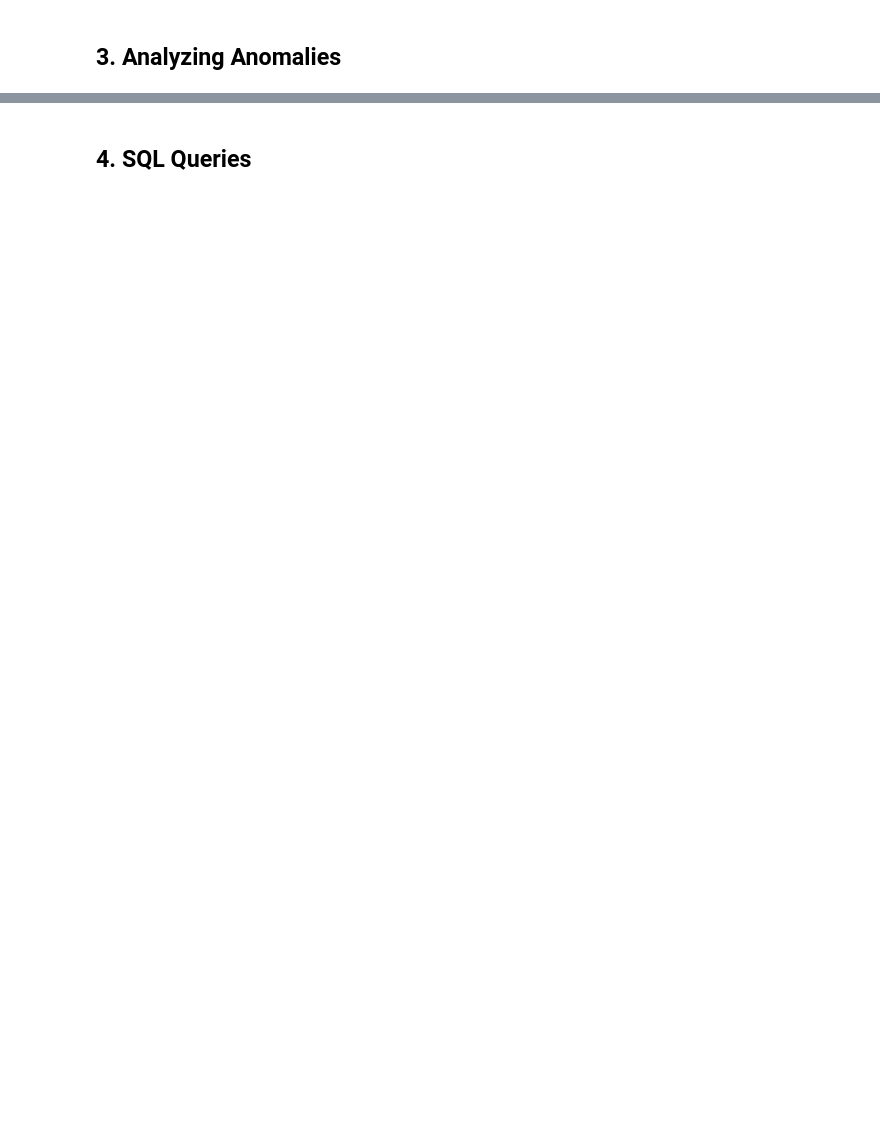
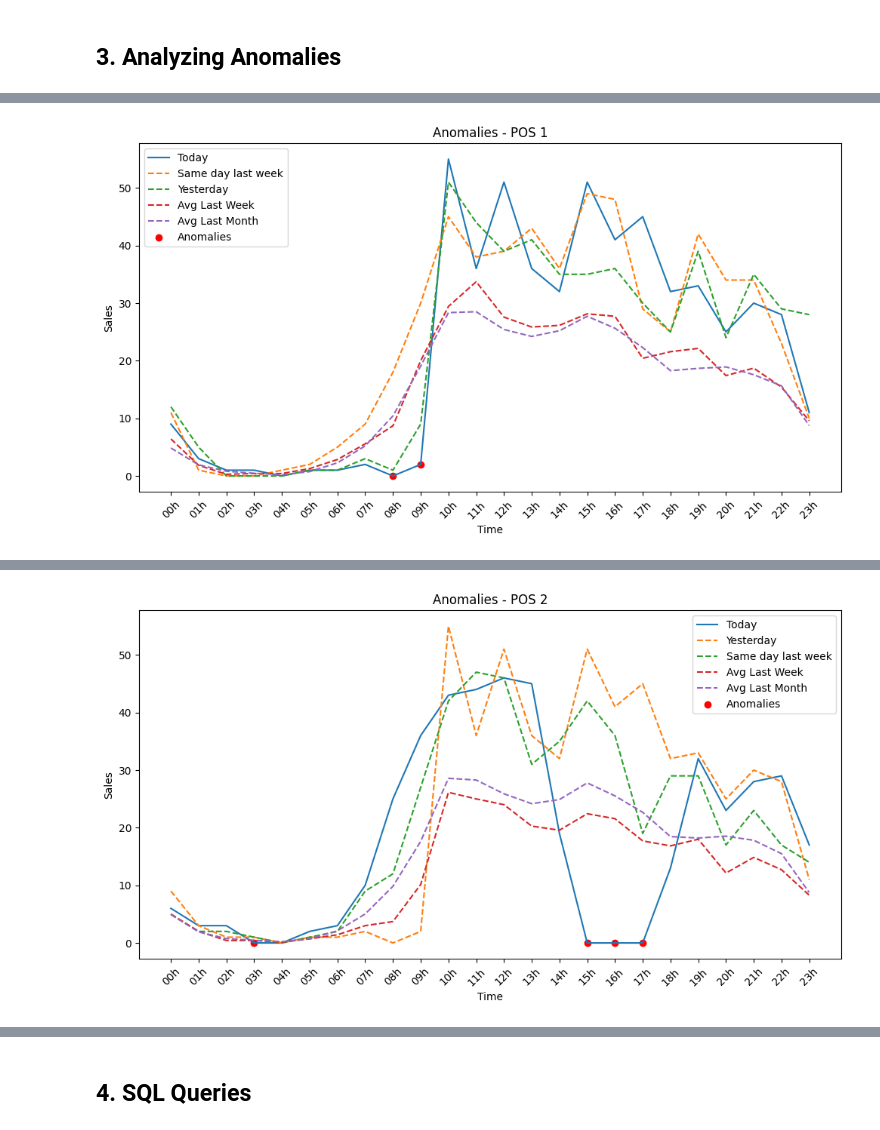
Before and after one commit to pedronatanaelfs/monitoring-test-case, a Jupyter notebook: Notebooks/data_analysis.ipynb, the cells around one changed output, grey strips where cells are left out. Saved outputs shown, nothing was run; the diff lists cells and outputs as text; code cells hidden in the pictures; blank space fills up the shorter version.

```diff
--- a/Notebooks/data_analysis.ipynb
+++ b/Notebooks/data_analysis.ipynb
@@ -15,0 +49,78 @@ pos2_data = pd.read_csv('../data/POS/checkout_2.csv')
+# %%
+# Anomaly Analysis - POS 1
+pos1_anomalies = pos1_data[
+    (
+        (pos1_data['today'] < 0.5 * pos1_data['yesterday'])
+    ) &
+    (
+        (pos1_data['today'] < 0.5 * pos1_data['same_day_last_week'])
+    ) &
+    (
+      (pos1_data['today'] < 0.5 * pos1_data['avg_last_week'])
+    ) &
+    (
+      (pos1_data['today'] < 0.5 * pos1_data['avg_last_month'])
+    )
+]
+
+# Anomaly Analysis - POS 2
+pos2_anomalies = pos2_data[
+    (
+        (pos2_data['today'] < 0.5 * pos2_data['yesterday'])
+    ) &
+    (
+        (pos2_data['today'] < 0.5 * pos2_data['same_day_last_week'])
+    ) &
+    (
+      (pos2_data['today'] < 0.5 * pos2_data['avg_last_week'])
+    ) &
+    (
+      (pos2_data['today'] < 0.5 * pos2_data['avg_last_month'])
+    )
+]
+
+# Anomaly Graph - POS 1
+plt.figure(figsize=(12, 6))
+sns.lineplot(x='time', y='today', data=pos1_data, label='Today')
+sns.lineplot(x='time', y='same_day_last_week', data=pos1_data, label='Same day last week', linestyle='dashed')
+sns.lineplot(x='time', y='yesterday', data=pos1_data, label='Yesterday', linestyle='dashed')
+sns.lineplot(x='time', y='avg_last_week', data=pos1_data, label='Avg Last Week', linestyle='dashed')
+sns.lineplot(x='time', y='avg_last_month', data=pos1_data, label='Avg Last Month', linestyle='dashed')
+plt.scatter(x=pos1_anomalies['time'], y=pos1_anomalies['today'], color='red', label='Anomalies')
+plt.title('Anomalies - POS 1')
+plt.xlabel('Time')
+plt.ylabel('Sales')
+plt.xticks(rotation=45)
+plt.legend()
+plt.show()
+
+# Anomaly Table - POS 1
+if not pos1_anomalies.empty:
+    print("Anomalies - POS 1:")
+    print(pos1_anomalies[['time', 'today', 'yesterday', 'avg_last_week', 'avg_last_month']])
+else:
+    print("No anomalies found - POS 1")
+
+# Anomaly Graph - POS 2
+plt.figure(figsize=(12, 6))
+sns.lineplot(x='time', y='today', data=pos2_data, label='Today')
+sns.lineplot(x='time', y='yesterday', data=pos2_data, label='Yesterday', linestyle='dashed')
+sns.lineplot(x='time', y='same_day_last_week', data=pos2_data, label='Same day last week', linestyle='dashed')
+sns.lineplot(x='time', y='avg_last_week', data=pos2_data, label='Avg Last Week', linestyle='dashed')
+sns.lineplot(x='time', y='avg_last_month', data=pos2_data, label='Avg Last Month', linestyle='dashed')
+plt.scatter(x=pos2_anomalies['time'], y=pos2_anomalies['today'], color='red', label='Anomalies')
+plt.title('Anomalies - POS 2')
+plt.xlabel('Time')
+plt.ylabel('Sales')
+plt.xticks(rotation=45)
+plt.legend()
+plt.show()
+
+# Anomaly Table - POS 2
+if not pos2_anomalies.empty:
+    print("\nAnomalies - POS 2:")
+    print(pos2_anomalies[['time', 'today', 'yesterday', 'avg_last_week', 'avg_last_month']])
+else:
+    print("\nNo anomalies found - POS 2")
+# %% [output]
+[figure, added]
@@ -15,0 +131 @@ pos2_data = pd.read_csv('../data/POS/checkout_2.csv')
+[figure, added]
```
Also changed, not shown: parts of 7 cells of this notebook, 2 other files.
